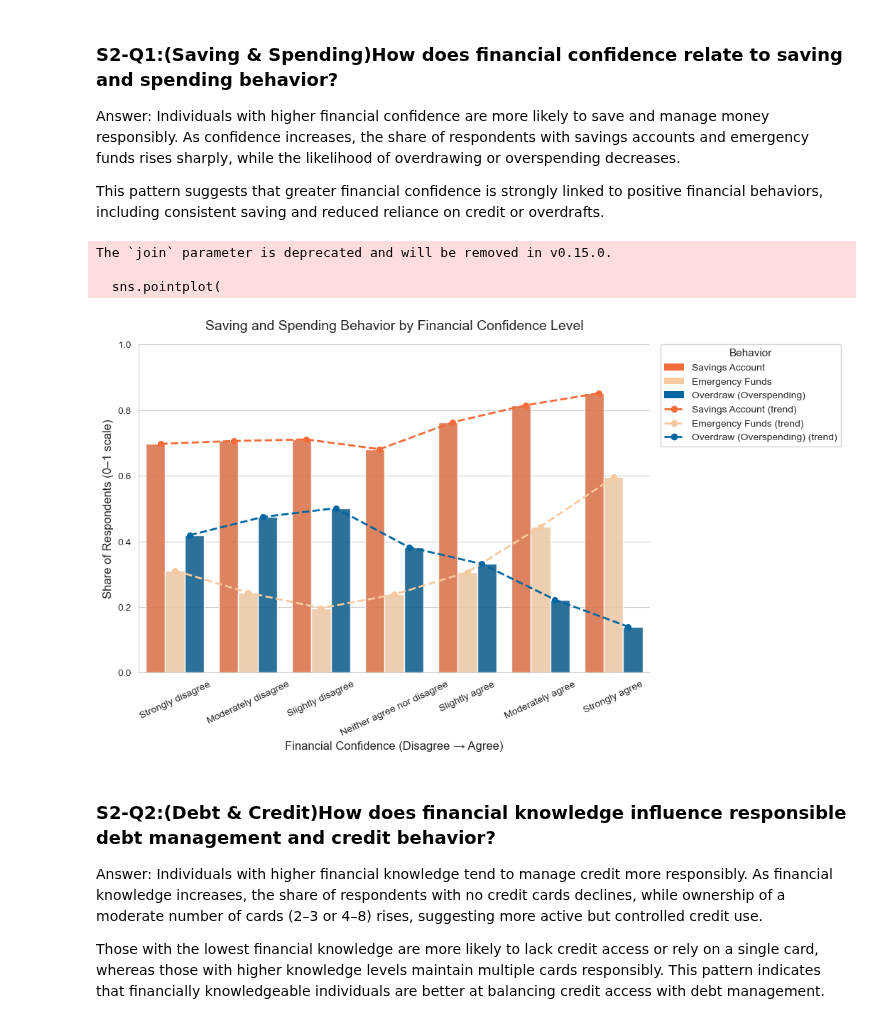
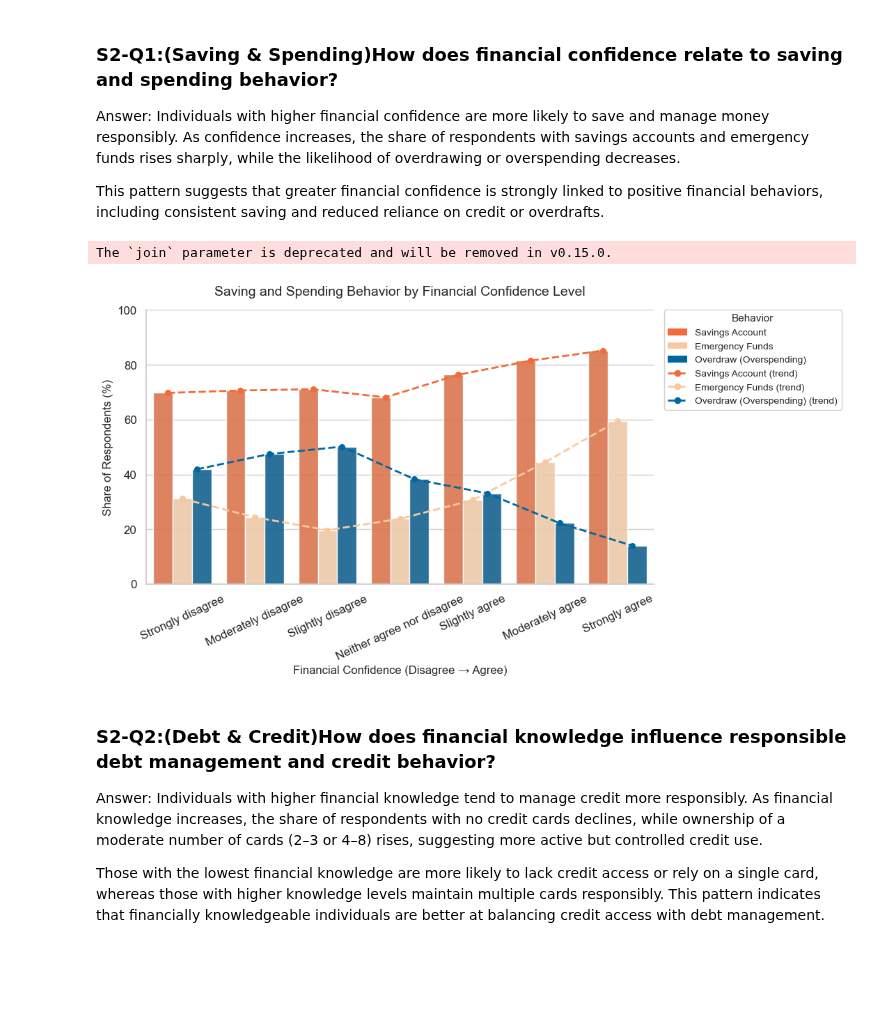
Before and after one commit to Fasty8/ba780-fall25-a08, a Jupyter notebook: FINRA National Financial Capability Study/yinyue_Visualizations.ipynb, the cells around one changed output. Drawn from its saved outputs; the diff is of its cells as text; code cells hidden in the pictures; blank space fills up the shorter version.

```diff
--- a/FINRA National Financial Capability Study/yinyue_Visualizations.ipynb
+++ b/FINRA National Financial Capability Study/yinyue_Visualizations.ipynb
@@ -552,18 +551,14 @@ save_df["Financial Confidence"] = (
 )
 
 # --- Step 2: Normalize binary behavior columns to 0/1 safely ---
-# Handles "Yes/No", "Y/N", "True/False", 1/0, etc.
 bin_map = {
     "yes": 1, "y": 1, "true": 1, "1": 1, 1: 1, True: 1,
     "no": 0,  "n": 0, "false": 0, "0": 0, 0: 0, False: 0
 }
-
 for col in ["Savings Account", "Emergency Funds", "Overdraw"]:
     save_df[col] = (
-        save_df[col]
-        .astype(str).str.strip().str.lower()
-        .map(bin_map)
-        .astype(float)
+        save_df[col].astype(str).str.strip().str.lower()
+        .map(bin_map).astype(float)
     )
 
 # Drop rows missing any key values
@@ -574,12 +569,9 @@ conf_order = [
     "Strongly disagree", "Moderately disagree", "Slightly disagree",
     "Neither agree nor disagree", "Slightly agree", "Moderately agree", "Strongly agree"
 ]
-# Remove any responses not in our defined Likert scale
 save_df = save_df[save_df["Financial Confidence"].isin(conf_order)].copy()
-
-save_df["Financial Confidence"] = pd.Categorical(
-    save_df["Financial Confidence"], categories=conf_order, ordered=True
-)
+save_df["Financial Confidence"] = pd.Categorical(save_df["Financial Confidence"],
+                                                 categories=conf_order, ordered=True)
 
 # --- Step 4: Aggregate mean shares by confidence level ---
 save_summary = (
@@ -588,6 +580,11 @@ save_summary = (
     ].mean().reindex(conf_order).reset_index()
 )
 
+# Convert to percentage (0–100) for plotting
+save_summary_pct = save_summary.copy()
+for c in ["Savings Account", "Emergency Funds", "Overdraw"]:
+    save_summary_pct[c] = save_summary_pct[c] * 100
+
 # --- Step 5: Melt into long format for seaborn plotting ---
 behavior_bars = ["Savings Account", "Emergency Funds", "Overdraw"]
 color_map = {
@@ -595,38 +592,38 @@ color_map = {
     "Emergency Funds": "#F7C99E",
     "Overdraw (Overspending)": "#0067A3"
 }
-
-long_df = save_summary.melt(
+long_df = save_summary_pct.melt(
     id_vars="Financial Confidence",
     value_vars=behavior_bars,
     var_name="Behavior",
-    value_name="Share"
-)
-long_df["Behavior"] = long_df["Behavior"].replace({"Overdraw": "Overdraw (Overspending)"})
+    value_name="SharePct"
+).replace({"Overdraw": "Overdraw (Overspending)"})
 behavior_order_disp = ["Savings Account", "Emergency Funds", "Overdraw (Overspending)"]
 
-# --- Step 6: Plot grouped bars ---
+# --- Step 6: Plot grouped bars + trend lines (percent axis) ---
+from matplotlib.patches import Patch
+from matplotlib.lines import Line2D
+from matplotlib.ticker import MultipleLocator, PercentFormatter
+
 sns.set_style("whitegrid")
 fig, ax = plt.subplots(figsize=(11, 6))
 
 sns.barplot(
     data=long_df,
     x="Financial Confidence",
-    y="Share",
+    y="SharePct",
     hue="Behavior",
     hue_order=behavior_order_disp,
     palette=color_map,
     alpha=0.9,
     dodge=True,
-    legend=False,
     ax=ax
 )
 
-# --- Step 7: Add trend lines ---
 sns.pointplot(
     data=long_df,
     x="Financial Confidence",
-    y="Share",
+    y="SharePct",
     hue="Behavior",
     hue_order=behavior_order_disp,
     palette=color_map,
@@ -636,45 +633,46 @@ sns.pointplot(
     linestyles="--",
     errorbar=None,
     linewidth=2,
-    legend=False,
     zorder=5,
     ax=ax
 )
 
-# --- Step 8: Custom legend on the right ---
-from matplotlib.patches import Patch
-from matplotlib.lines import Line2D
-
+# Build a single custom legend
+leg = ax.get_legend()
+if leg is not None:
+    leg.remove()
 handles = [
     Patch(facecolor=color_map["Savings Account"], edgecolor="none", label="Savings Account"),
     Patch(facecolor=color_map["Emergency Funds"], edgecolor="none", label="Emergency Funds"),
     Patch(facecolor=color_map["Overdraw (Overspending)"], edgecolor="none", label="Overdraw (Overspending)"),
     Line2D([0], [0], color=color_map["Savings Account"], lw=2, linestyle="--", marker="o", label="Savings Account (trend)"),
     Line2D([0], [0], color=color_map["Emergency Funds"], lw=2, linestyle="--", marker="o", label="Emergency Funds (trend)"),
     Line2D([0], [0], color=color_map["Overdraw (Overspending)"], lw=2, linestyle="--", marker="o", label="Overdraw (Overspending) (trend)")
 ]
-
 ax.legend(
     handles=handles, title="Behavior",
     loc="upper left", bbox_to_anchor=(1.02, 1.00),
     borderaxespad=0., frameon=True, facecolor="white", framealpha=0.9,
     fontsize=10, title_fontsize=11, ncol=1
 )
 fig.subplots_adjust(right=0.78)
 
-# --- Step 9: Final formatting ---
+# --- Step 7: Y-axis formatted as numeric 0–100 (no % symbol) ---
+ax.set_ylabel("Share of Respondents (%)", fontsize=12)
+ax.set_ylim(0, 100)
+ax.yaxis.set_major_locator(MultipleLocator(20))  # show ticks at 0, 20, 40, 60, 80, 100
+ax.yaxis.set_major_formatter(plt.FuncFormatter(lambda x, _: f"{int(x)}"))  # just numbers, no %
+
+# --- Step 8: Final formatting ---
 ax.set_title("Saving and Spending Behavior by Financial Confidence Level", fontsize=14, pad=15)
 ax.set_xlabel("Financial Confidence (Disagree → Agree)", fontsize=12)
-ax.set_ylabel("Share of Respondents (0–1 scale)", fontsize=12)
-ax.set_ylim(0, 1)
 ax.tick_params(axis="x", rotation=25)
 sns.despine()
+plt.tight_layout()
 plt.show()
 # %% [output]
 The `join` parameter is deprecated and will be removed in v0.15.0.
-
-  sns.pointplot(
-[figure, old version]
+[figure, new version]
 # %% [markdown]
 ### S2-Q2:(Debt & Credit)How does financial knowledge influence responsible debt management and credit behavior?
 Answer: Individuals with higher financial knowledge tend to manage credit more responsibly. As financial knowledge increases, the share of respondents with no credit cards declines, while ownership of a moderate number of cards (2–3 or 4–8) rises, suggesting more active but controlled credit use.
```
Also changed, not shown: parts of 10 cells of this notebook.
